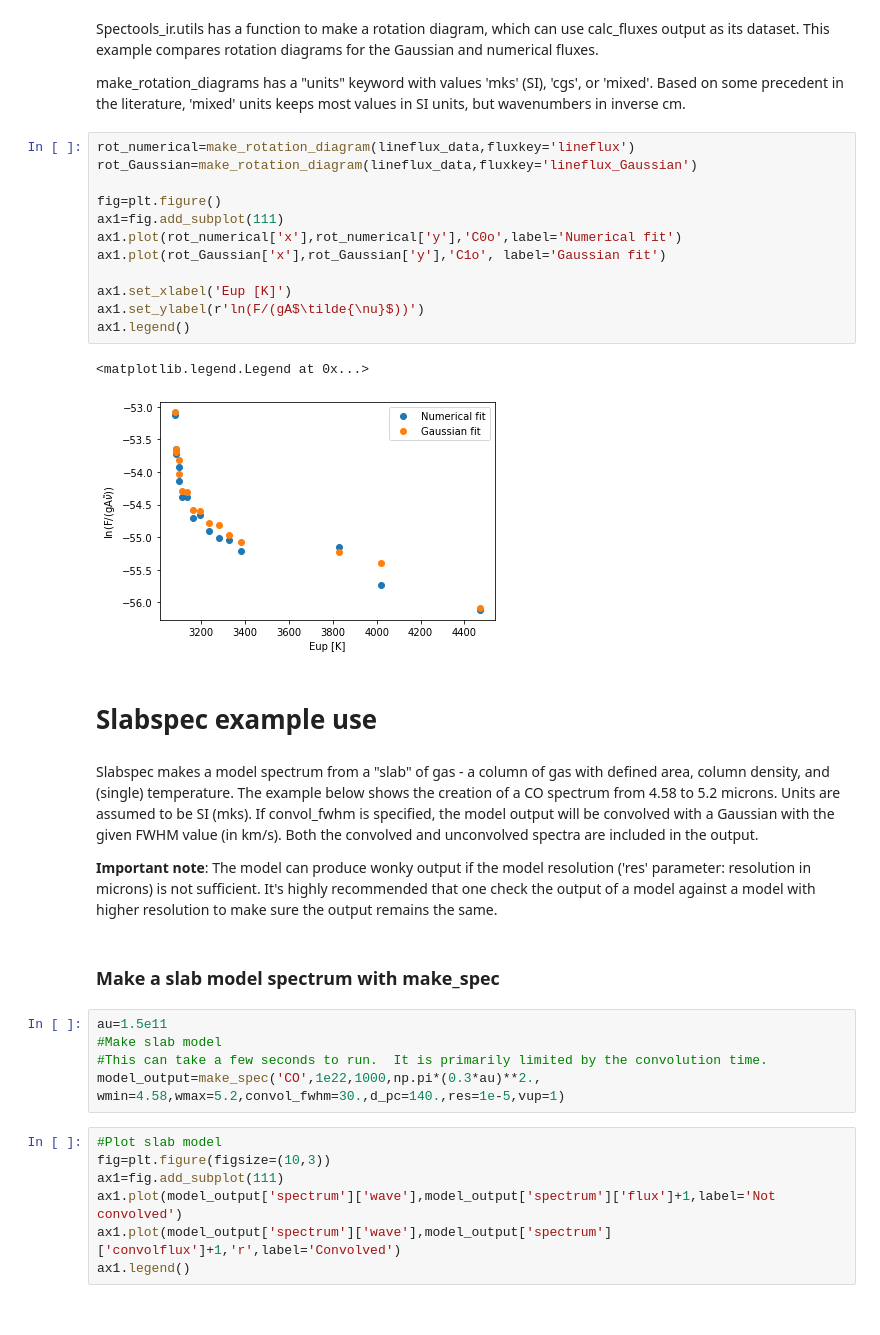
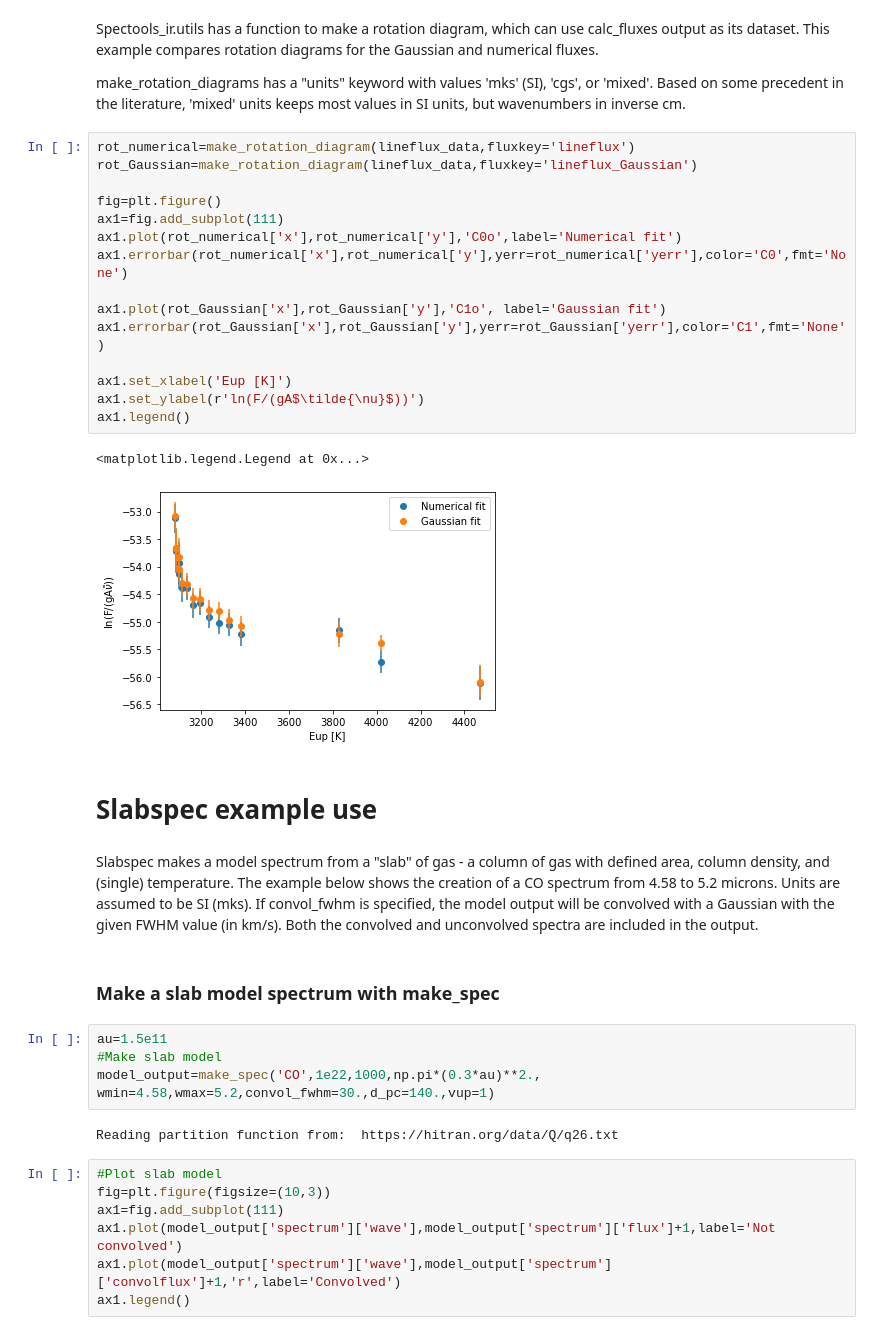
Before and after one commit to csalyk/spectools_ir, a Jupyter notebook: docs/example.ipynb, the cells around one changed output. Cells and saved outputs as stored; diff of their text form.

```diff
--- a/docs/example.ipynb
+++ b/docs/example.ipynb
@@ -219,31 +220,33 @@ make_rotation_diagrams has a "units" keyword with values 'mks' (SI), 'cgs', or '
 # %%
 rot_numerical=make_rotation_diagram(lineflux_data,fluxkey='lineflux')
 rot_Gaussian=make_rotation_diagram(lineflux_data,fluxkey='lineflux_Gaussian')
 
 fig=plt.figure()
 ax1=fig.add_subplot(111)
 ax1.plot(rot_numerical['x'],rot_numerical['y'],'C0o',label='Numerical fit')
+ax1.errorbar(rot_numerical['x'],rot_numerical['y'],yerr=rot_numerical['yerr'],color='C0',fmt='None')
+
 ax1.plot(rot_Gaussian['x'],rot_Gaussian['y'],'C1o', label='Gaussian fit')
+ax1.errorbar(rot_Gaussian['x'],rot_Gaussian['y'],yerr=rot_Gaussian['yerr'],color='C1',fmt='None')
 
 ax1.set_xlabel('Eup [K]')
 ax1.set_ylabel(r'ln(F/(gA$\tilde{\nu}$))')
 ax1.legend()
 # %% [output]
 <matplotlib.legend.Legend at 0x...>
-[figure, old version]
+[figure, new version]
 # %% [markdown]
 # Slabspec example use
 # %% [markdown]
 Slabspec makes a model spectrum from a "slab" of gas - a column of gas with defined area, column density, and (single) temperature. The example below shows the creation of a CO spectrum from 4.58 to 5.2 microns.  Units are assumed to be SI (mks).  If convol_fwhm is specified, the model output will be convolved with a Gaussian with the given FWHM value (in km/s).  Both the convolved and unconvolved spectra are included in the output.
-
-**Important note**: The model can produce wonky output if the model resolution ('res' parameter: resolution in microns) is not sufficient.  It's highly recommended that one check the output of a model against a model with higher resolution to make sure the output remains the same.
 # %% [markdown]
 ### Make a slab model spectrum with make_spec
 # %%
 au=1.5e11
 #Make slab model
-#This can take a few seconds to run.  It is primarily limited by the convolution time.
-model_output=make_spec('CO',1e22,1000,np.pi*(0.3*au)**2., wmin=4.58,wmax=5.2,convol_fwhm=30.,d_pc=140.,res=1e-5,vup=1)
+model_output=make_spec('CO',1e22,1000,np.pi*(0.3*au)**2., wmin=4.58,wmax=5.2,convol_fwhm=30.,d_pc=140.,vup=1)
+# %% [output]
+Reading partition function from:  https://hitran.org/data/Q/q26.txt
 # %%
 #Plot slab model
 fig=plt.figure(figsize=(10,3))
```
Also changed, not shown: parts of 22 cells of this notebook, 6 other files.
